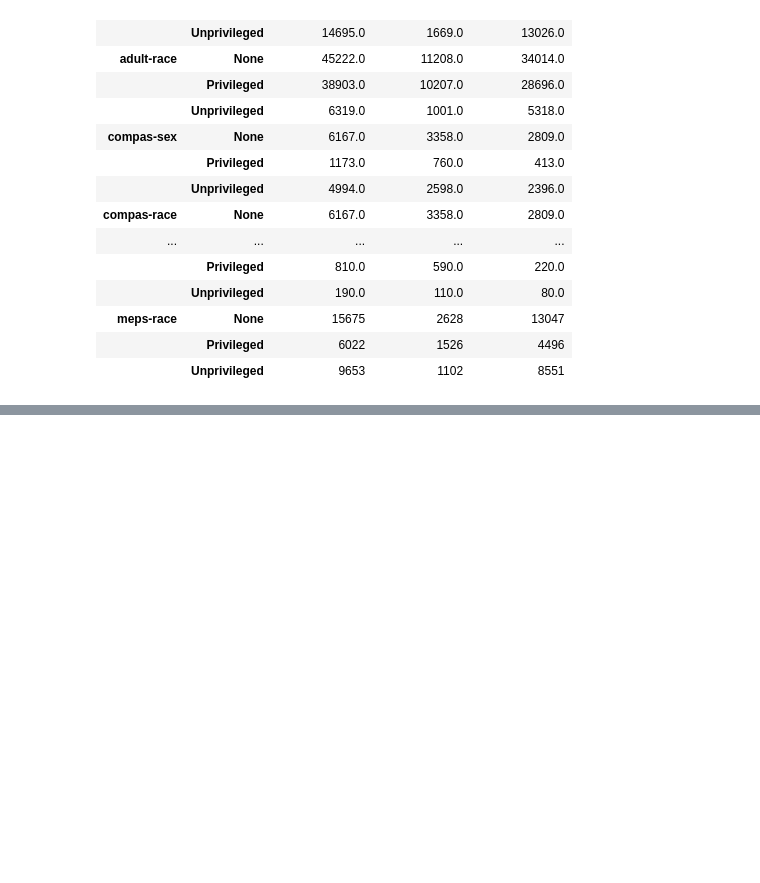
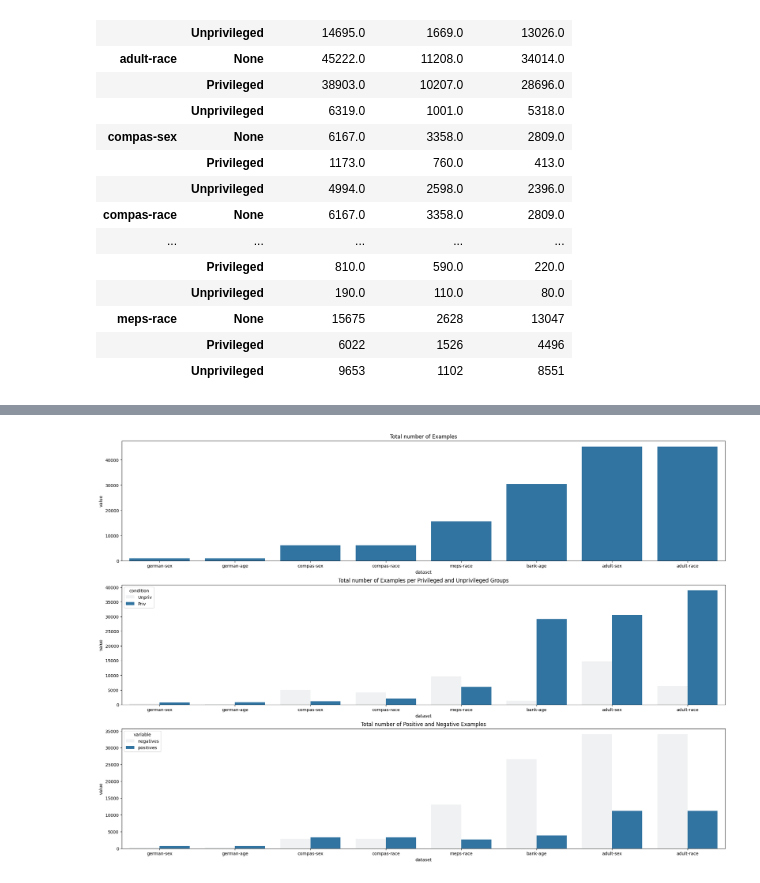
Before and after one commit to arumoy-shome/shome2022qualitative, a Jupyter notebook: docs/datasets-metadata.ipynb, the cells around one changed output, grey strips where cells are left out. Saved outputs shown, nothing was run; the diff lists cells and outputs as text; code cells hidden in the pictures; blank space fills up the shorter version.

```diff
--- a/docs/datasets-metadata.ipynb
+++ b/docs/datasets-metadata.ipynb
@@ -286,0 +295,9 @@ numbers.to_clipboard()
+# %%
+numbers = numbers.rename(columns={
+    "num_instances": "total",
+    "num_positives": "positives",
+    "num_negatives": "negatives"
+})
+numbers.loc[(numbers["condition"] == "Privileged"), "condition"] = "Priv"
+numbers.loc[(numbers["condition"] == "Unprivileged"), "condition"] = "Unpriv"
+numbers
@@ -286,0 +322,7 @@ numbers.to_clipboard()
+# %%
+numbers = numbers.melt(
+    value_vars=["total", "positives", "negatives"],
+    id_vars=["dataset", "condition"]
+)
+numbers["value"] = numbers["value"].astype(int)
+numbers
@@ -286,0 +343,72 @@ numbers.to_clipboard()
+# %%
+import matplotlib.pyplot as plt
+import seaborn as sns
+
+fig, axs = plt.subplots(
+    nrows=3,
+    ncols=1,
+    figsize=(25, 17),
+)
+order = numbers[
+    (numbers["condition"] == "None") &
+    (numbers["variable"] == "total")
+].sort_values(by="value")["dataset"]
+
+_ = numbers[
+    (numbers["condition"] == "None") &
+    (numbers["variable"] == "total")
+]
+_ = _.sort_values(by="value")
+
+ax = axs[0]
+ax.set_title("Total number of Examples")
+sns.barplot(
+    data=_,
+    x="dataset",
+    y="value",
+    ax=ax,
+    errorbar=None,
+    color="tab:blue",
+    order=order,
+)
+
+_ = numbers[
+    (numbers["condition"] != "None") &
+    (numbers["variable"] == "total")
+]
+_ = _.sort_values(by="value")
+ax = axs[1]
+
+ax.set_title("Total number of Examples per Privileged and Unprivileged Groups")
+sns.barplot(
+    data=_,
+    x="dataset",
+    y="value",
+    hue="condition",
+    ax=ax,
+    errorbar=None,
+    color="tab:blue",
+    order=order,
+)
+
+_ = numbers[
+    (numbers["condition"] == "None") &
+    (numbers["variable"] != "total")
+]
+_ = _.sort_values(by="value")
+ax = axs[2]
+
+ax.set_title("Total number of Positive and Negative Examples")
+sns.barplot(
+    data=_,
+    x="dataset",
+    y="value",
+    hue="variable",
+    ax=ax,
+    errorbar=None,
+    color="tab:blue",
+    order=order,
+)
+
+# TODO annotate the bars
+# %% [output]
@@ -286,0 +416 @@ numbers.to_clipboard()
+[figure, added]
```
Also changed, not shown: parts of 13 cells of this notebook, 18 other files.
